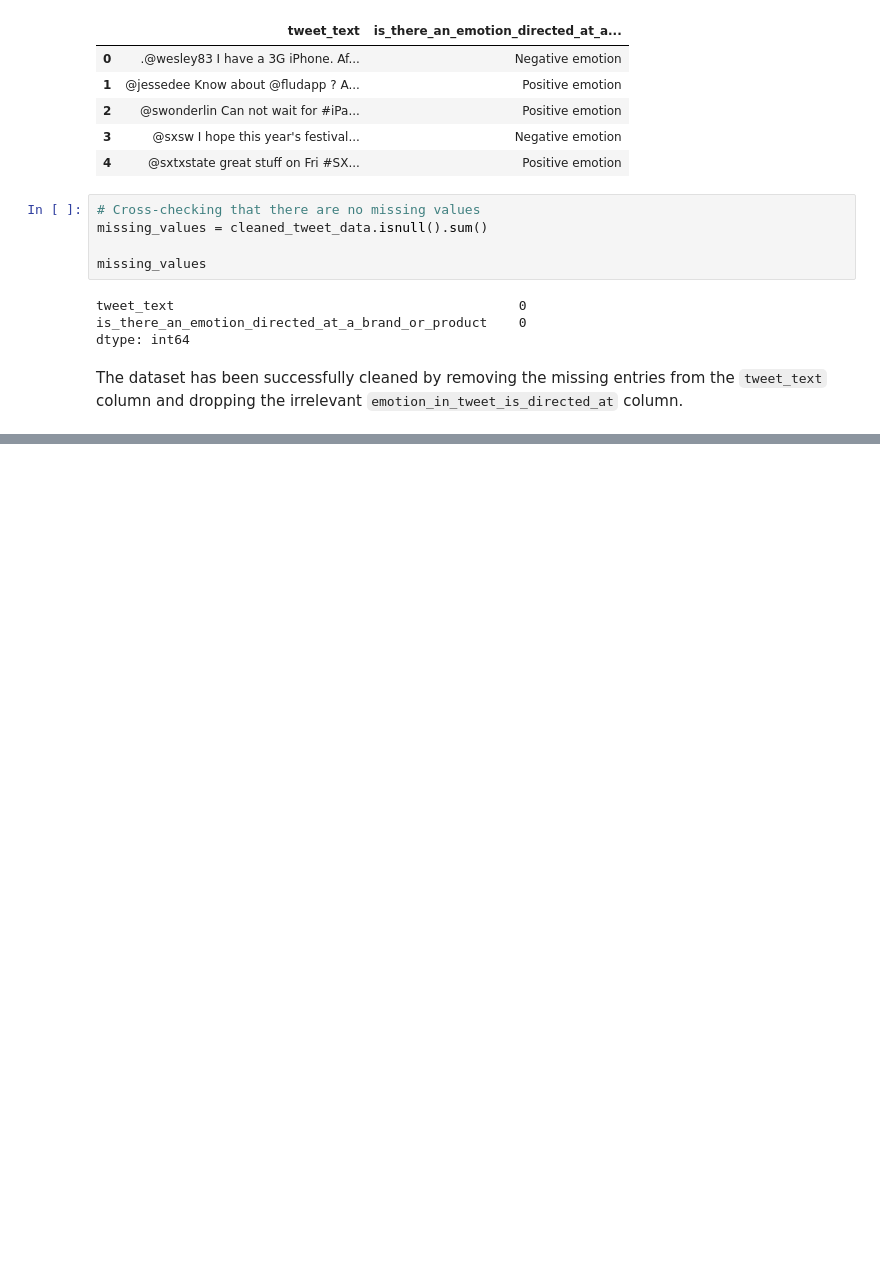
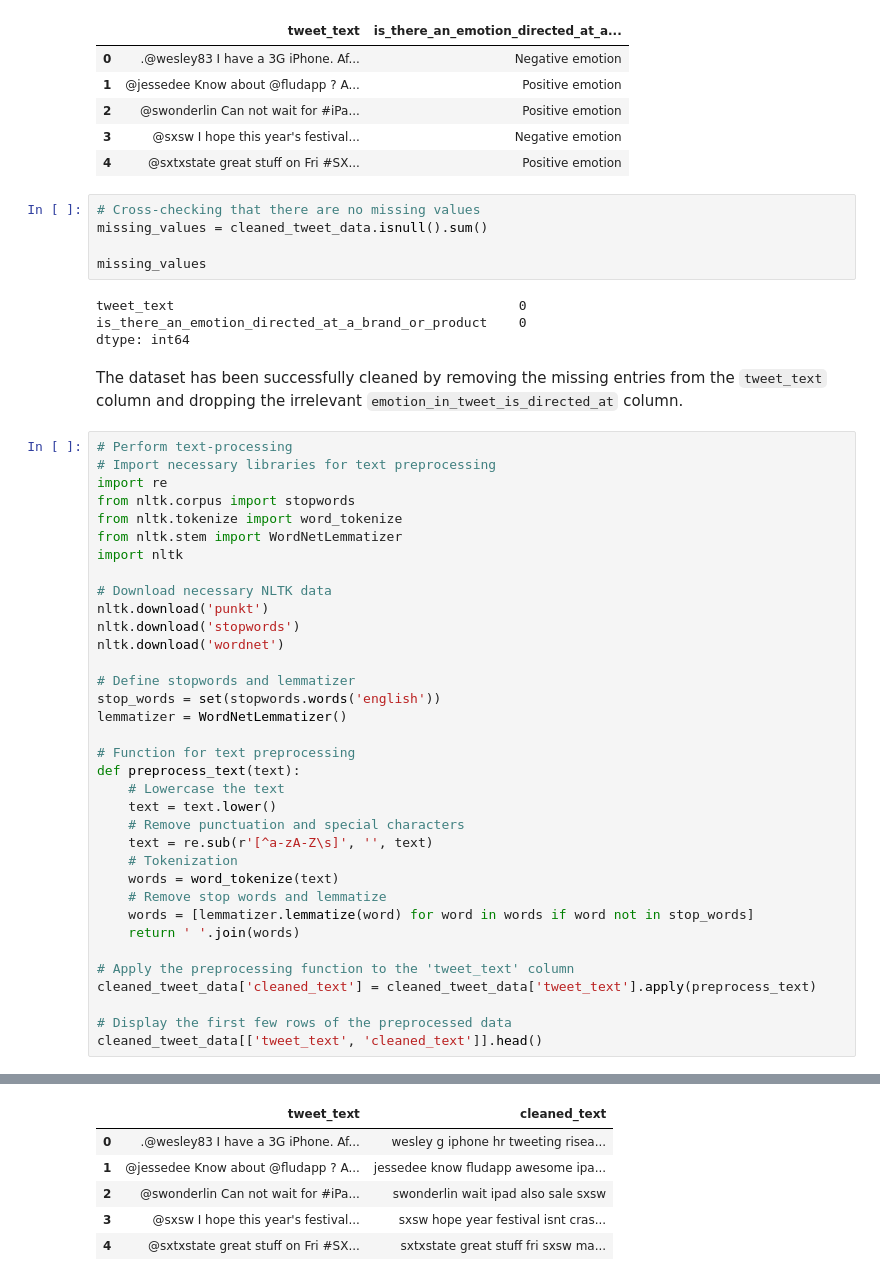
Before and after one commit to engige/NLP_Twitter_Sentiment_Analysis, a Jupyter notebook: index.ipynb, the cells around one changed output, grey strips where cells are left out. Saved outputs shown, nothing was run; the diff lists cells and outputs as text; blank space fills up the shorter version.

Commit message:
Performed text-preprocessing

```diff
--- a/index.ipynb
+++ b/index.ipynb
@@ -196,3 +196,39 @@ is_there_an_emotion_directed_at_a_brand_or_product    0
 dtype: int64
 # %% [markdown]
 The dataset has been successfully cleaned by removing the missing entries from the `tweet_text` column and dropping the irrelevant `emotion_in_tweet_is_directed_at` column.
+# %%
+# Perform text-processing
+# Import necessary libraries for text preprocessing
+import re
+from nltk.corpus import stopwords
+from nltk.tokenize import word_tokenize
+from nltk.stem import WordNetLemmatizer
+import nltk
+
+# Download necessary NLTK data
+nltk.download('punkt')
+nltk.download('stopwords')
+nltk.download('wordnet')
+
+# Define stopwords and lemmatizer
+stop_words = set(stopwords.words('english'))
+lemmatizer = WordNetLemmatizer()
+
+# Function for text preprocessing
+def preprocess_text(text):
+    # Lowercase the text
+    text = text.lower()
+    # Remove punctuation and special characters
+    text = re.sub(r'[^a-zA-Z\s]', '', text)
+    # Tokenization
+    words = word_tokenize(text)
+    # Remove stop words and lemmatize
+    words = [lemmatizer.lemmatize(word) for word in words if word not in stop_words]
+    return ' '.join(words)
+
+# Apply the preprocessing function to the 'tweet_text' column
+cleaned_tweet_data['cleaned_text'] = cleaned_tweet_data['tweet_text'].apply(preprocess_text)
+
+# Display the first few rows of the preprocessed data
+cleaned_tweet_data[['tweet_text', 'cleaned_text']].head()
+# %% [output]
@@ -198,0 +244,6 @@ The dataset has been successfully cleaned by removing the missing entries from t
+|  | tweet_text | cleaned_text |
+| 0 | .@wesley83 I have a 3G iPhone. Af... | wesley g iphone hr tweeting risea... |
+| 1 | @jessedee Know about @fludapp ? A... | jessedee know fludapp awesome ipa... |
+| 2 | @swonderlin Can not wait for #iPa... | swonderlin wait ipad also sale sxsw |
+| 3 | @sxsw I hope this year's festival... | sxsw hope year festival isnt cras... |
+| 4 | @sxtxstate great stuff on Fri #SX... | sxtxstate great stuff fri sxsw ma... |
```
Also changed, not shown: parts of 1 cell of this notebook.
